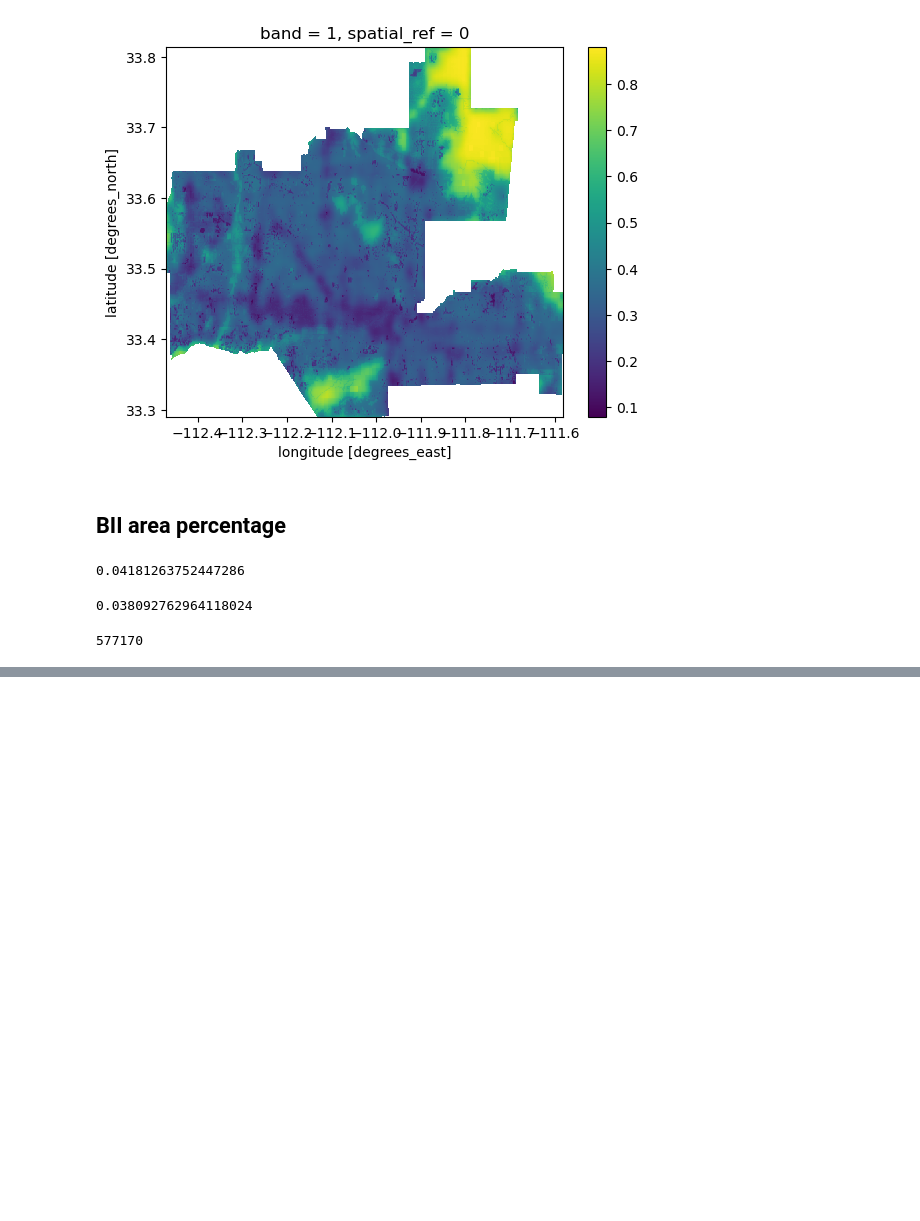
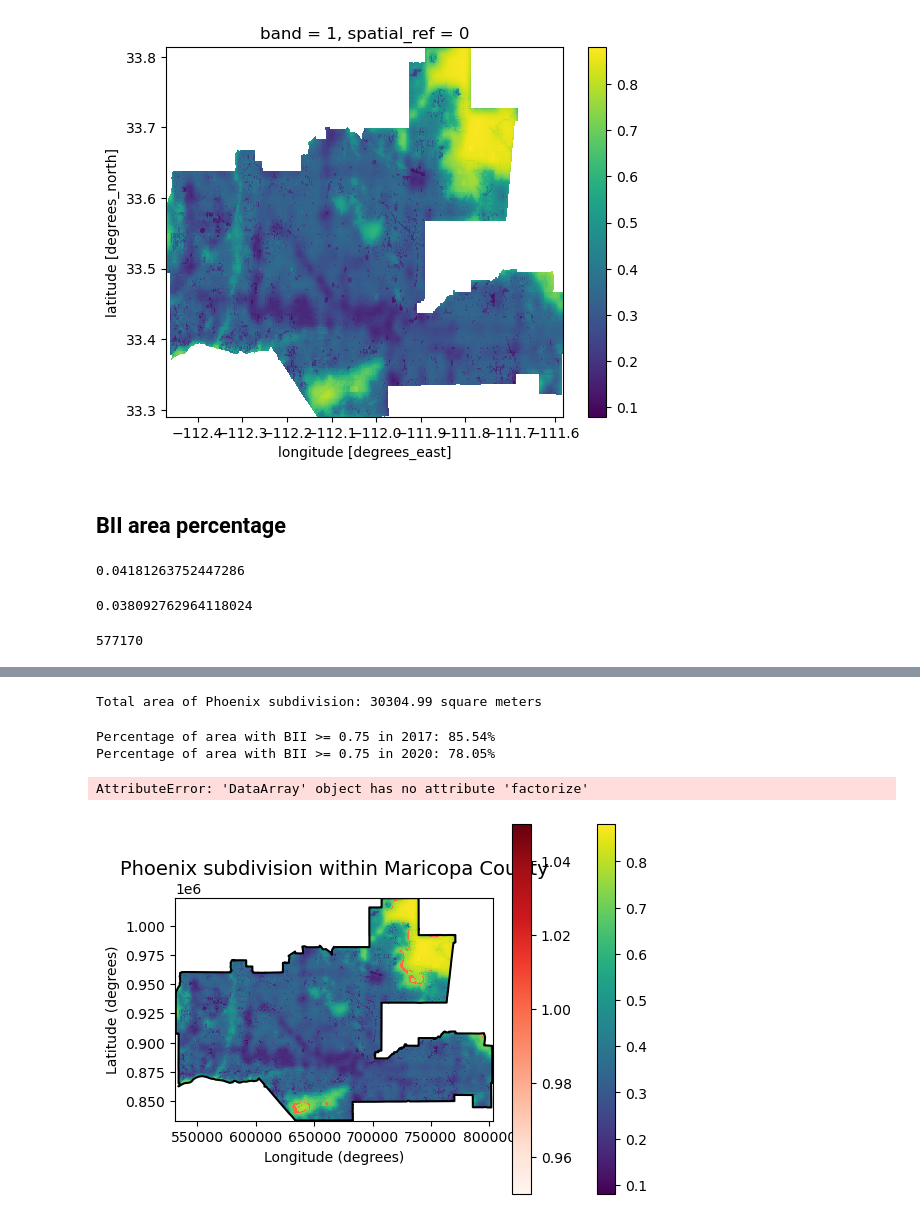
Before and after one commit to haylee360/phoenix-biodiversity, a Jupyter notebook: phoenix-biodiversity.ipynb, the cells around one changed output, grey strips where cells are left out. Cells and saved outputs as stored; diff of their text form; code cells hidden in the pictures; blank space fills up the shorter version.

```diff
--- a/phoenix-biodiversity.ipynb
+++ b/phoenix-biodiversity.ipynb
@@ -214,0 +227,4 @@ phoenix_shp = phoenix_shp.to_crs('EPSG:4326')
+# %%
+phoenix_shp = phoenix_shp.to_crs('EPSG:2223')
+# phoenix_2017 = phoenix_2017.rio.project('EPSG:2223')
+# phoenix_2020 = phoenix_2020.rio.project('EPSG:2223')
@@ -248,6 +266,9 @@ phoenix_2020_clip.plot()
 [figure]
 # %% [markdown]
 ## BII area percentage
+# %%
+phoenix_2017_clip = phoenix_2017_clip.rio.reproject('EPSG:2223')
+phoenix_2020_clip = phoenix_2020_clip.rio.reproject('EPSG:2223')
 # %%
 len(phoenix_2017_clip.values[phoenix_2017_clip.values >= 0.75]) / phoenix_2017_clip.size
 # %% [output]
@@ -262,0 +291,12 @@ phoenix_2017_clip.size
+# %%
+# Reproject to a metric CRS (e.g., UTM)
+# phx_shp_projected = phx_shp.to_crs(epsg=2223)  # Replace with the correct UTM zone for Arizona
+
+# Calculate the total area
+total_area = phoenix_shp.geometry.area.sum() / 1e6  # In square kilometers
+print(f"Total area of Phoenix subdivision: {total_area:.2f} square meters")
+# %% [output]
+Total area of Phoenix subdivision: 30304.99 square meters
+# %%
+bii_2017_threshold = phoenix_2017_clip >= 0.75
+bii_2020_threshold = phoenix_2020_clip >= 0.75
@@ -262,0 +307,42 @@ phoenix_2017_clip.size
+# %%
+# Calculate the percentage of the total area with BII >= 0.75
+percentage_bii_2017 = (area_bii_2017 / total_area) * 100
+percentage_bii_2020 = (area_bii_2020 / total_area) * 100
+
+# Print the results
+print(f"Percentage of area with BII >= 0.75 in 2017: {percentage_bii_2017:.2f}%")
+print(f"Percentage of area with BII >= 0.75 in 2020: {percentage_bii_2020:.2f}%")
+# %% [output]
+Percentage of area with BII >= 0.75 in 2017: 85.54%
+Percentage of area with BII >= 0.75 in 2020: 78.05%
+# %%
+phx_diff = bii_2017_threshold ^ bii_2020_threshold
+phx_diff = xr.where(phx_diff, 1, np.nan)
+phx_diff = pd.factorize(phx_diff)
+phx_diff.plot()
+# %% [output]
+AttributeError: 'DataArray' object has no attribute 'factorize'
+# %%
+# Initialize figure
+fig, ax = plt.subplots()
+
+#Plot phoenix boundary
+phoenix_shp.boundary.plot(ax=ax,
+                edgecolor='black')
+
+# Plot BII
+phoenix_2020_clip.plot(ax=ax)
+
+# Plot difference in BII
+phx_diff.plot(ax=ax,
+            cmap='Reds')
+
+# Set title and axes labels
+ax.set_title('Phoenix subdivision within Maricopa County',
+            fontsize=14)
+ax.set_xlabel('Longitude (degrees)')
+ax.set_ylabel('Latitude (degrees)')
+
+plt.show()
+# %% [output]
+[figure, added]
```
Also changed, not shown: parts of 7 cells of this notebook.
